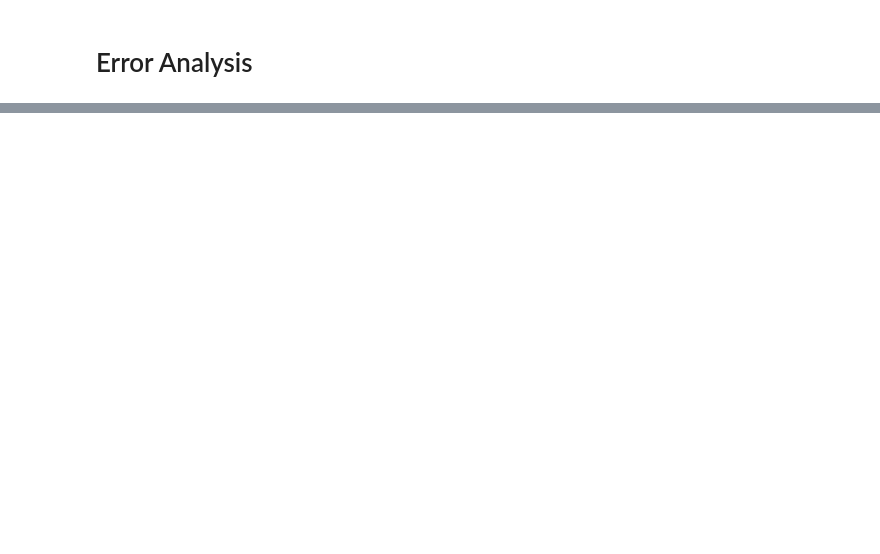
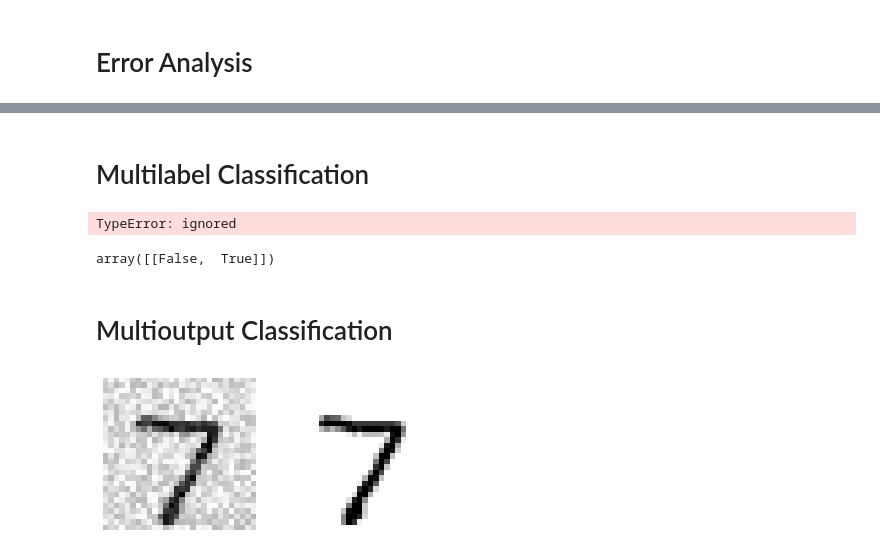
Before and after one commit to ncerdan/HandsOnML, a Jupyter notebook: 03_Classification.ipynb, the cells around one changed output, grey strips where cells are left out. Cells and saved outputs as stored; diff of their text form; code cells hidden in the pictures; blank space fills up the shorter version.

Commit message:
finished Classification up to exercises

```diff
--- a/03_Classification.ipynb
+++ b/03_Classification.ipynb
@@ -372,0 +434,23 @@ print(cross_val_score(sgd_clf, X_train_scaled, y_train, cv=3, scoring='accuracy'
+# %% [markdown]
+# Multilabel Classification
+# %%
+# outputs binary tag for each output label
+
+# lets make one with K-Nearest Neighbors
+from sklearn.neighbors import KNeighborsClassifier
+
+y_train_large = (y_train >= 7)
+y_train_odd = (y_train % 2 == 1)
+y_multilabel = np.c_[y_train_large, y_train_odd]    # shape (60000, 2)
+
+knn_clf = KNeighborsClassifier()
+knn_clf.fit(X_train, y_multilabel)
+# %% [output]
+TypeError: ignored
+# %%
+# try it
+knn_clf.predict([some_digit])   # will output 2 labels (>= 7, odd)
+
+# gets it right!
+# %% [output]
+array([[False,  True]])
@@ -372,0 +465,2 @@ print(cross_val_score(sgd_clf, X_train_scaled, y_train, cv=3, scoring='accuracy'
+# %% [markdown]
+# Multioutput Classification
@@ -372,0 +470,24 @@ print(cross_val_score(sgd_clf, X_train_scaled, y_train, cv=3, scoring='accuracy'
+# %%
+# first make input images noisy
+noise = np.random.randint(0, 100, (len(X_train), 784))
+X_train_mod = X_train + noise
+noise = np.random.randint(0, 100, (len(X_test), 784))
+X_test_mod = X_test + noise
+
+# then set y data as original images (bc they're not noisy)
+y_train_mod = X_train
+y_test_mod = X_test
+# %%
+# lets take a quick look at test data to see what we did
+some_index = 0
+
+noisy_digit = X_test_mod[some_index]
+noisy_digit_image = noisy_digit.reshape(28, 28)
+quiet_digit = y_test_mod[some_index]
+quiet_digit_image = quiet_digit.reshape(28, 28)
+
+plt.subplot(121); plt.imshow(noisy_digit_image, cmap='binary'); plt.axis('off')
+plt.subplot(122); plt.imshow(quiet_digit_image, cmap='binary'); plt.axis('off')
+plt.show()
+# %% [output]
+[figure, added]
```
Also changed, not shown: parts of 17 cells of this notebook.
